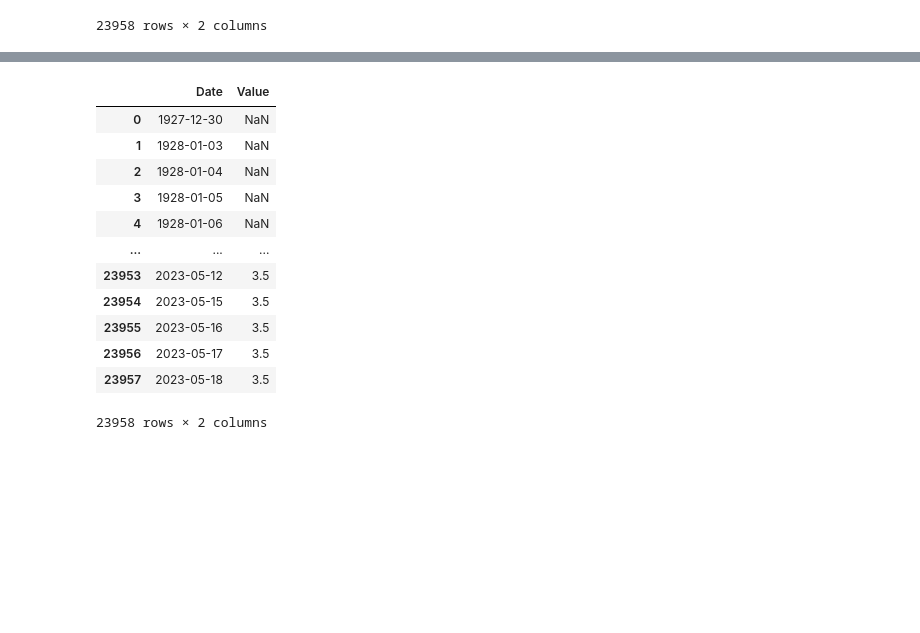
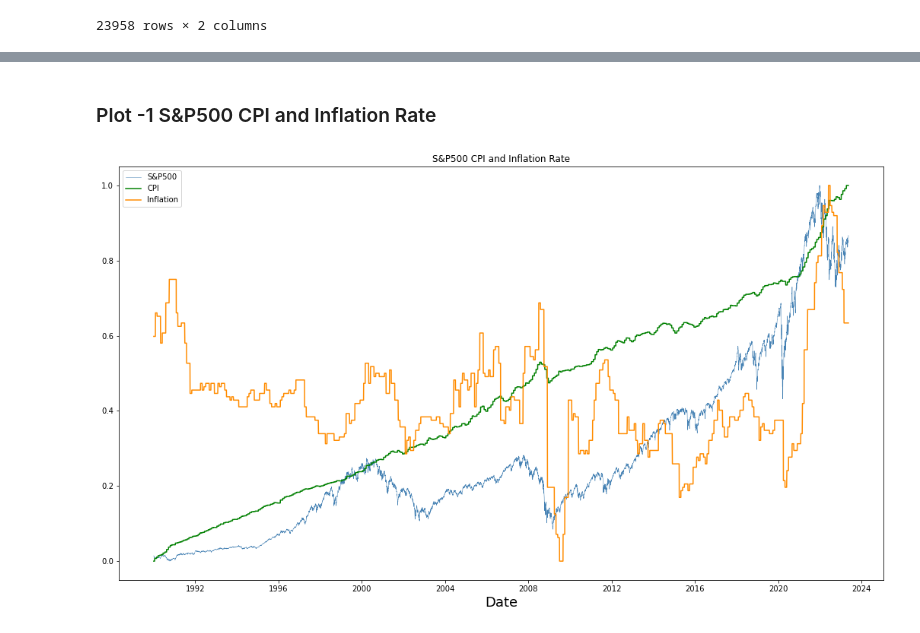
Before and after one commit to AjayNSS/SP500, a Jupyter notebook: notebook/sp500_eda.ipynb, the cells around one changed output, grey strips where cells are left out. Drawn from its saved outputs; the diff is of its cells as text; code cells hidden in the pictures; blank space fills up the shorter version.

Commit message:
added plots

```diff
--- a/notebook/sp500_eda.ipynb
+++ b/notebook/sp500_eda.ipynb
@@ -55,3 +24,0 @@ sp.to_csv('../data/temp/sp500/sp500_cleaned-final.csv', index=False)
-# %%
-sp = pd.read_csv("../data/temp/sp500/sp500_cleaned-final.csv")
-sp
@@ -293,3 +24,0 @@ spf
-# %%
-cpi = pd.read_csv("../data/temp/cpi/cpi_alpha_cleaned-final.csv")
-cpi
@@ -328,21 +24,0 @@ inflation
-# %%
-
-#Drop Average column
-inflation = inflation.drop(['Ave'], axis=1)
-inflation = inflation.melt(id_vars='Year', var_name='Month', value_name='Value')
-inflation = inflation.dropna()
-
-# # Map month abbreviations to numerical representation
-inflation['Month'] = inflation['Month'].apply(lambda x: datetime.strptime(x, '%b').month)
-
-# # Concatenate Year and Month columns
-inflation['Year'] = inflation['Year'].astype(str) + '-' + inflation['Month'].astype(str)
-inflation= inflation.drop(['Month'], axis=1)
-inflation['Year'] = pd.to_datetime(inflation['Year'], utc=True).dt.date
-inflation = inflation.sort_values(by=['Year'], ascending=True)
-
-inflation = inflation.rename(columns={"Year": "Date"})
-inflation['Date'] = pd.to_datetime(inflation['Date'], utc=True).dt.date
-inflation['Date'] = inflation['Date'].astype('datetime64[ns]')
-inflation = inflation.reset_index(drop=True)
-inflation
@@ -708,0 +41,3 @@ nfp
+# %%
+#Global variables
+date_Filter = '1990-01-01'
@@ -838,17 +162,15 @@ spu.to_csv('../data/temp/unemployment/unemployment-cleaned-final.csv', index=Fal
-# %%
-unemp = pd.read_csv("../data/temp/unemployment/unemployment-cleaned-final.csv")
-unemp
-# %% [output]
-|  | Date | Value |
-| 0 | 1927-12-30 | NaN |
-| 1 | 1928-01-03 | NaN |
-| 2 | 1928-01-04 | NaN |
-| 3 | 1928-01-05 | NaN |
-| 4 | 1928-01-06 | NaN |
-| ... | ... | ... |
-| 23953 | 2023-05-12 | 3.5 |
-| 23954 | 2023-05-15 | 3.5 |
-| 23955 | 2023-05-16 | 3.5 |
-| 23956 | 2023-05-17 | 3.5 |
-| 23957 | 2023-05-18 | 3.5 |
-23958 rows × 2 columns
+# %% [markdown]
+### Plot -1  S&P500 CPI and Inflation Rate
+# %%
+#Plot S&P500, CPI and Inflation Rate
+
+plt.figure(figsize=(18,10))
+plt.plot(sp["Date"].to_numpy(), sp["Close"].to_numpy(), label='S&P500', color='steelblue')
+plt.plot(cpi["Date"].to_numpy(), cpi["CPI"].to_numpy(), label='CPI', color='green')
+plt.plot(inflation["Date"].to_numpy(), inflation["Value"].to_numpy(), label='Inflation', color='darkorange')
+plt.xlabel('Date',fontsize=18)
+plt.title('S&P500 CPI and Inflation Rate')
+plt.legend()
+plt.show()
+# %% [output]
+[figure, added]
```
Also changed, not shown: parts of 72 cells of this notebook.
